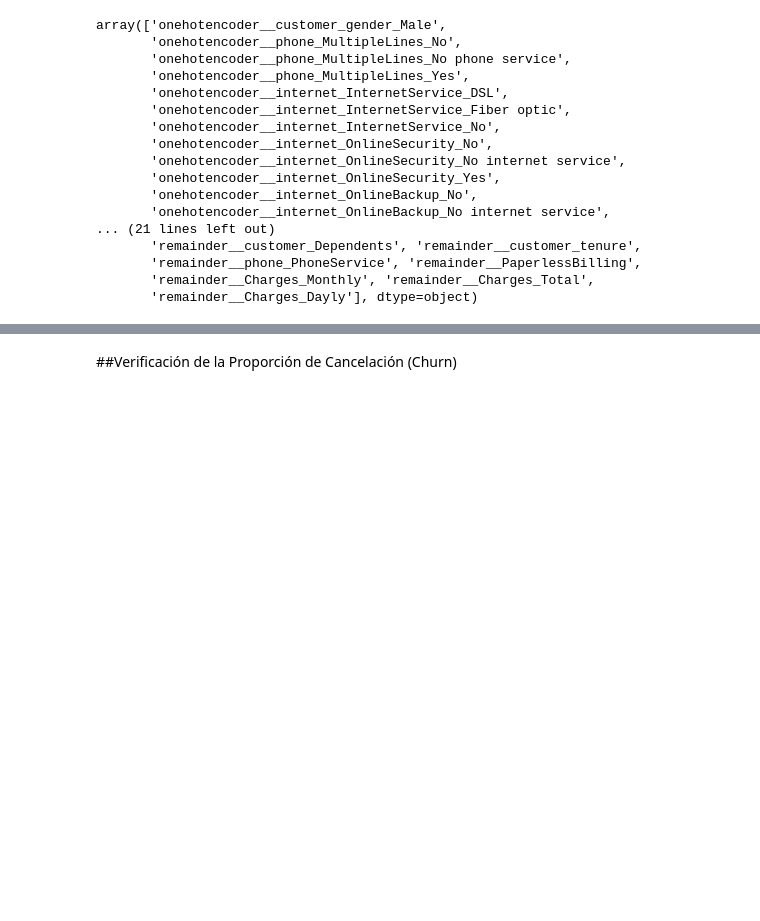
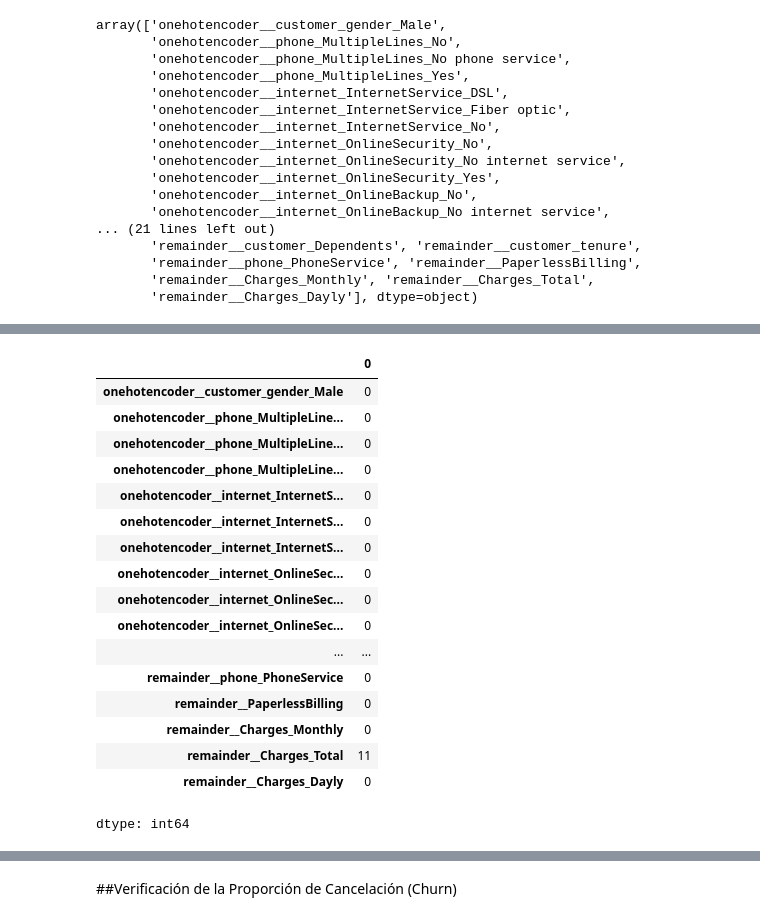
Before and after one commit to Fvargasv/Challenge-Telecom-X-Parte-2, a Jupyter notebook: Telecom_X_parte_2.ipynb, the cells around one changed output, grey strips where cells are left out. Cells and saved outputs as stored; diff of their text form; code cells hidden in the pictures; blank space fills up the shorter version.

```diff
--- a/Telecom_X_parte_2.ipynb
+++ b/Telecom_X_parte_2.ipynb
@@ -139,0 +136,21 @@ pd.DataFrame(X, columns=one_hot.get_feature_names_out(columnas)) #la transformac
+# %%
+X.isna().sum()
+# %% [output]
+|  | 0 |
+| onehotencoder__customer_gender_Male | 0 |
+| onehotencoder__phone_MultipleLine... | 0 |
+| onehotencoder__phone_MultipleLine... | 0 |
+| onehotencoder__phone_MultipleLine... | 0 |
+| onehotencoder__internet_InternetS... | 0 |
+| onehotencoder__internet_InternetS... | 0 |
+| onehotencoder__internet_InternetS... | 0 |
+| onehotencoder__internet_OnlineSec... | 0 |
+| onehotencoder__internet_OnlineSec... | 0 |
+| onehotencoder__internet_OnlineSec... | 0 |
+| ... | ... |
+| remainder__phone_PhoneService | 0 |
+| remainder__PaperlessBilling | 0 |
+| remainder__Charges_Monthly | 0 |
+| remainder__Charges_Total | 11 |
+| remainder__Charges_Dayly | 0 |
+dtype: int64
```
Also changed, not shown: parts of 8 cells of this notebook.
